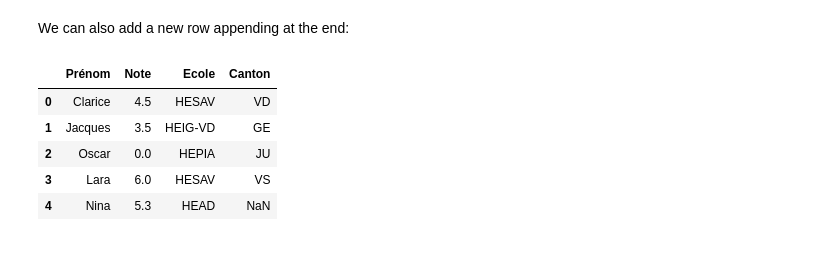
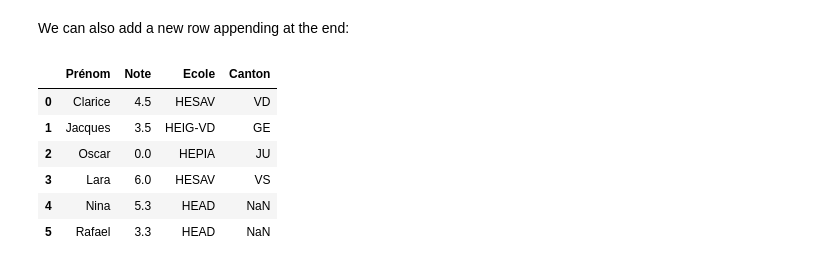
Before and after one commit to jpcik/data-valorisation, a Jupyter notebook: notebooks/IntroPandas.ipynb, the cells around one changed output. Saved outputs shown, nothing was run; the diff lists cells and outputs as text; code cells hidden in the pictures.

```diff
--- a/notebooks/IntroPandas.ipynb
+++ b/notebooks/IntroPandas.ipynb
@@ -154,13 +155,14 @@ df
 # %% [markdown]
 We can also add a new row appending at the end:
 # %%
-new_row = {'Prénom':'Nina', 'Note':5.3, 'Ecole':"HEAD"}
+new_row = {'Prénom':'Rafael', 'Note':3.3, 'Ecole':"HEAD"}
 df=df.append(new_row,ignore_index=True)
 df
 # %% [output]
 |  | Prénom | Note | Ecole | Canton |
 | 0 | Clarice | 4.5 | HESAV | VD |
 | 1 | Jacques | 3.5 | HEIG-VD | GE |
 | 2 | Oscar | 0.0 | HEPIA | JU |
 | 3 | Lara | 6.0 | HESAV | VS |
 | 4 | Nina | 5.3 | HEAD | NaN |
+| 5 | Rafael | 3.3 | HEAD | NaN |
```
Also changed, not shown: parts of 1 cell of this notebook, 1 other file.
